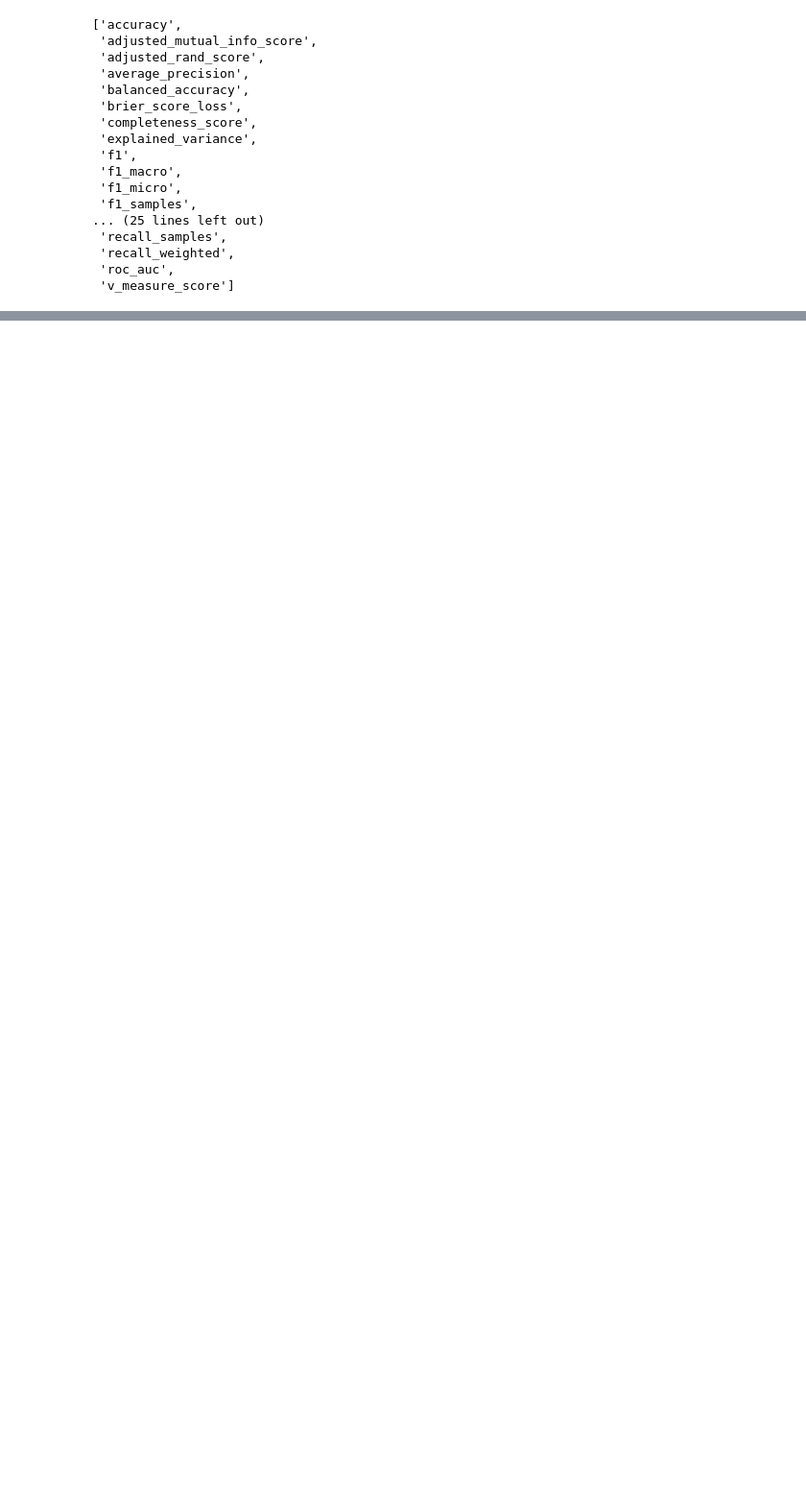
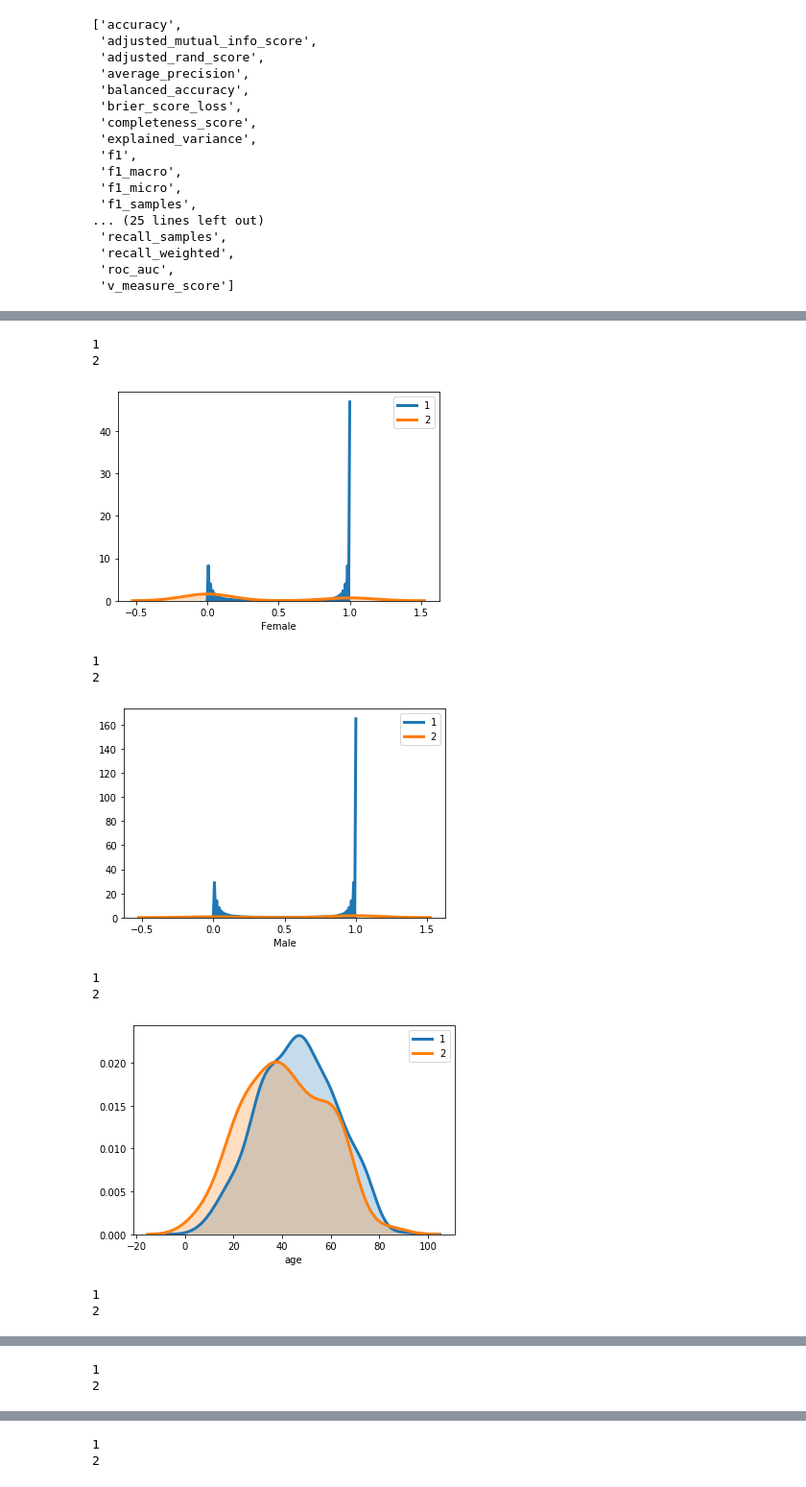
Before and after one commit to mchifala/liver-disease-classification, a Jupyter notebook: Project_MC.ipynb, the cells around one changed output, grey strips where cells are left out. Shown at 96% size. Drawn from its saved outputs; the diff is of its cells as text; code cells hidden in the pictures; blank space fills up the shorter version.

```diff
--- a/Project_MC.ipynb
+++ b/Project_MC.ipynb
@@ -145,0 +157,30 @@ make_correlation_heatmap(df)
+# %%
+#df.loc[:, df["is_patient"] == 1]
+
+var = "tot_proteins"
+one = df.loc[df["is_patient"] == 1, [var]]
+two = df.loc[df["is_patient"] == 2, [var]]
+
+for var in df.columns:
+    for label in df["is_patient"].unique():
+        print(label)
+        # Subset to the airline
+        subset = df[df["is_patient"] == label]
+
+        # Draw the density plot
+        sns.distplot(subset[var], hist = False, kde = True,
+                     kde_kws = {'shade': True,'linewidth': 3},
+                     label = label)
+    plt.show()
+# %% [output]
+1
+2
+[figure, added]
+1
+2
+[figure, added]
+1
+2
+[figure, added]
+1
+2
@@ -145,0 +188,2 @@ make_correlation_heatmap(df)
+1
+2
@@ -145,0 +191,2 @@ make_correlation_heatmap(df)
+1
+2
```
Also changed, not shown: parts of 6 cells of this notebook, 4 other files.
